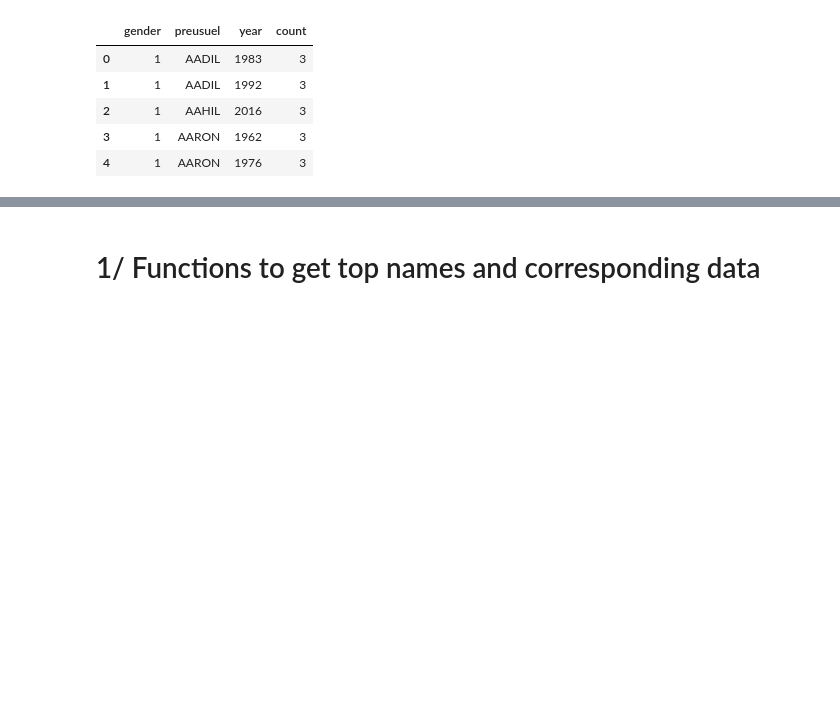
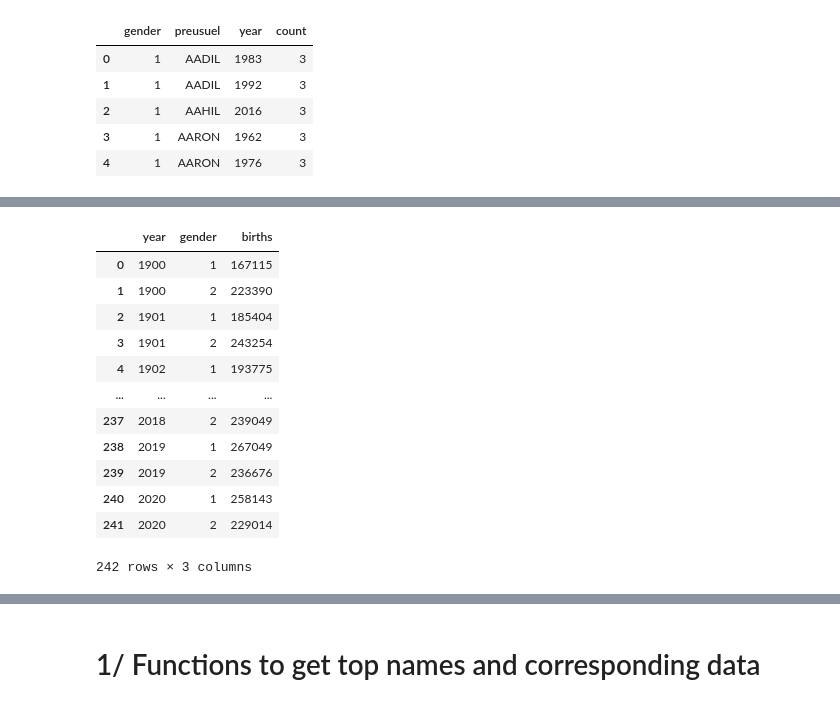
Before and after one commit to edoduc/Baby-names-data-visualization, a Jupyter notebook: visualization_3_gender_effect/IGR204_project_visualization_3_gender.ipynb, the cells around one changed output, grey strips where cells are left out. Drawn from its saved outputs; the diff is of its cells as text; code cells hidden in the pictures; blank space fills up the shorter version.

```diff
--- a/visualization_3_gender_effect/IGR204_project_visualization_3_gender.ipynb
+++ b/visualization_3_gender_effect/IGR204_project_visualization_3_gender.ipynb
@@ -72 +76,17 @@ memory usage: 5.2+ MB
 None
+# %%
+births
+# %% [output]
+|  | year | gender | births |
+| 0 | 1900 | 1 | 167115 |
+| 1 | 1900 | 2 | 223390 |
+| 2 | 1901 | 1 | 185404 |
+| 3 | 1901 | 2 | 243254 |
+| 4 | 1902 | 1 | 193775 |
+| ... | ... | ... | ... |
+| 237 | 2018 | 2 | 239049 |
+| 238 | 2019 | 1 | 267049 |
+| 239 | 2019 | 2 | 236676 |
+| 240 | 2020 | 1 | 258143 |
+| 241 | 2020 | 2 | 229014 |
+242 rows × 3 columns
```
Also changed, not shown: parts of 26 cells of this notebook, 4 other files.
